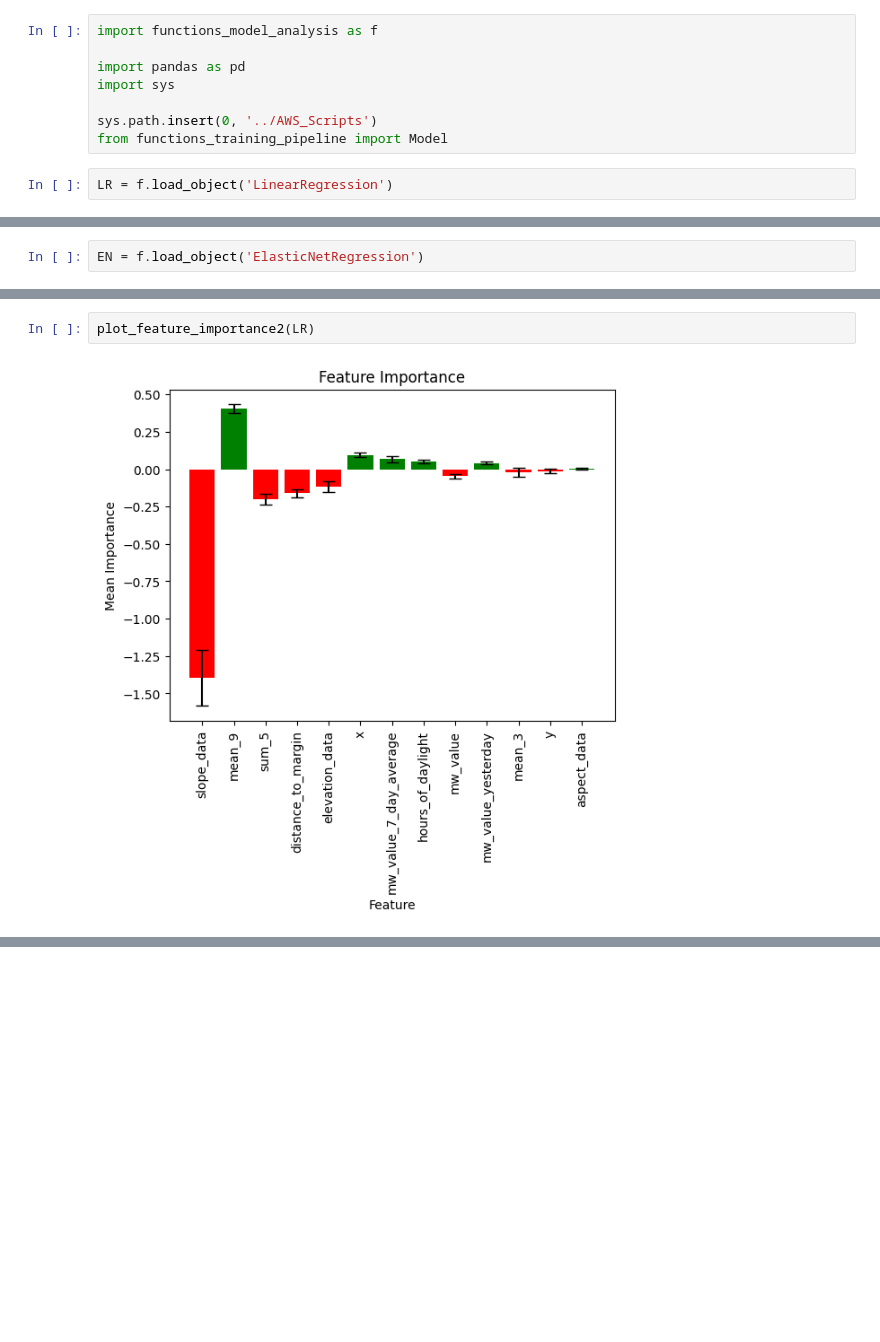
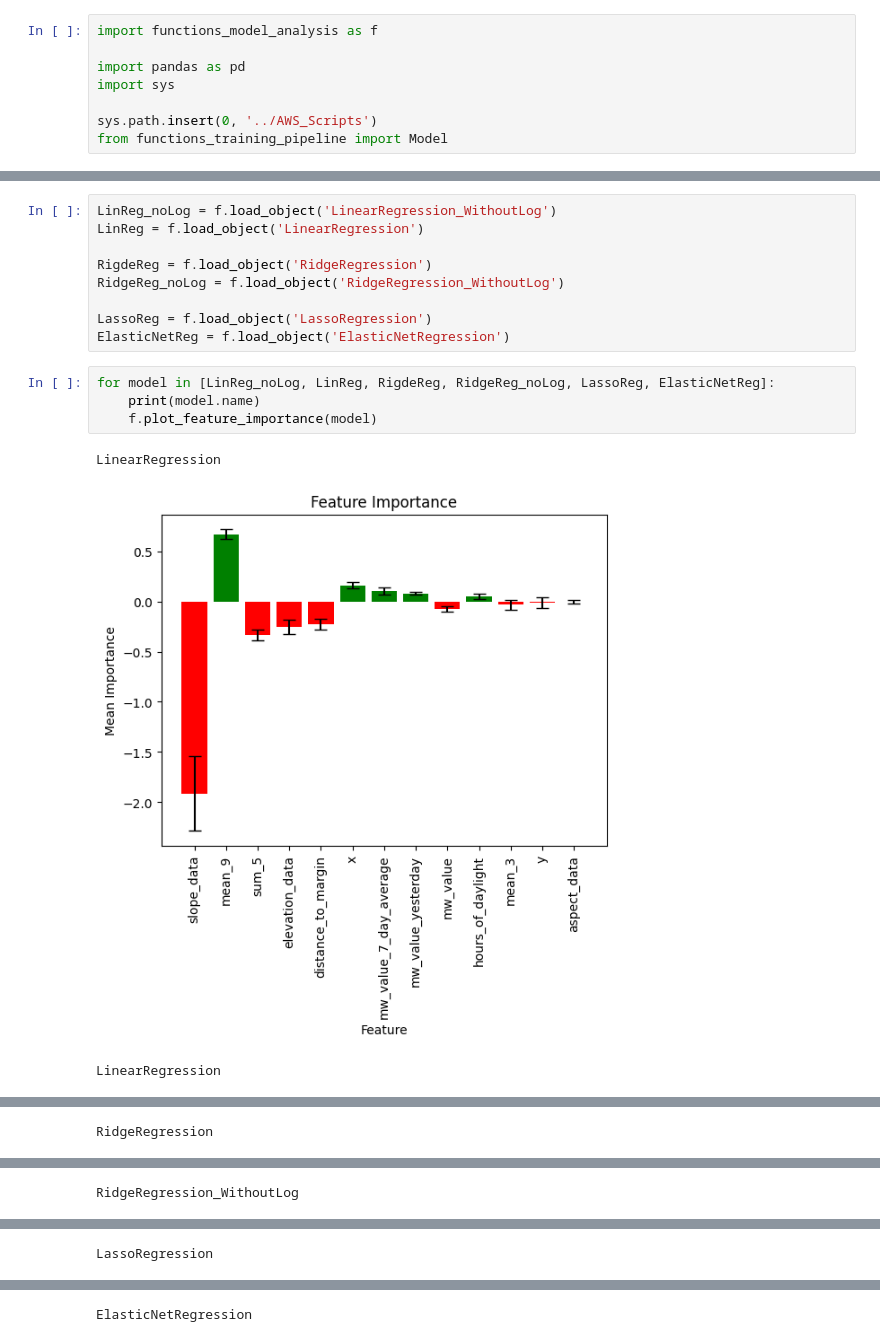
Before and after one commit to linaskerath/RP_Greenland, a Jupyter notebook: Scripts/08_feature_importance.ipynb, the cells around one changed output, grey strips where cells are left out. Cells and saved outputs as stored; diff of their text form; blank space fills up the shorter version.

Commit message:
feature importance

```diff
--- a/Scripts/08_feature_importance.ipynb
+++ b/Scripts/08_feature_importance.ipynb
@@ -6,5 +6,3 @@ import sys
 
 sys.path.insert(0, '../AWS_Scripts')
 from functions_training_pipeline import Model
-# %%
-LR = f.load_object('LinearRegression')
@@ -35,2 +8,0 @@ LR.cv_model_list
-# %%
-EN = f.load_object('ElasticNetRegression')
@@ -127,4 +9,17 @@ def plot_feature_importance2(model):
-# %%
-plot_feature_importance2(LR)
-# %% [output]
-[figure, removed]
+# %%
+LinReg_noLog = f.load_object('LinearRegression_WithoutLog')
+LinReg = f.load_object('LinearRegression')
+
+RigdeReg = f.load_object('RidgeRegression')
+RidgeReg_noLog = f.load_object('RidgeRegression_WithoutLog')
+
+LassoReg = f.load_object('LassoRegression')
+ElasticNetReg = f.load_object('ElasticNetRegression')
+# %%
+for model in [LinReg_noLog, LinReg, RigdeReg, RidgeReg_noLog, LassoReg, ElasticNetReg]:
+    print(model.name)
+    f.plot_feature_importance(model)
+# %% [output]
+LinearRegression
+[figure, added]
+LinearRegression
@@ -130,0 +27 @@ plot_feature_importance2(LR)
+RidgeRegression
@@ -130,0 +29 @@ plot_feature_importance2(LR)
+RidgeRegression_WithoutLog
@@ -130,0 +31 @@ plot_feature_importance2(LR)
+LassoRegression
@@ -130,0 +33 @@ plot_feature_importance2(LR)
+ElasticNetRegression
```
Also changed, not shown: parts of 8 cells of this notebook, 2 other files.
